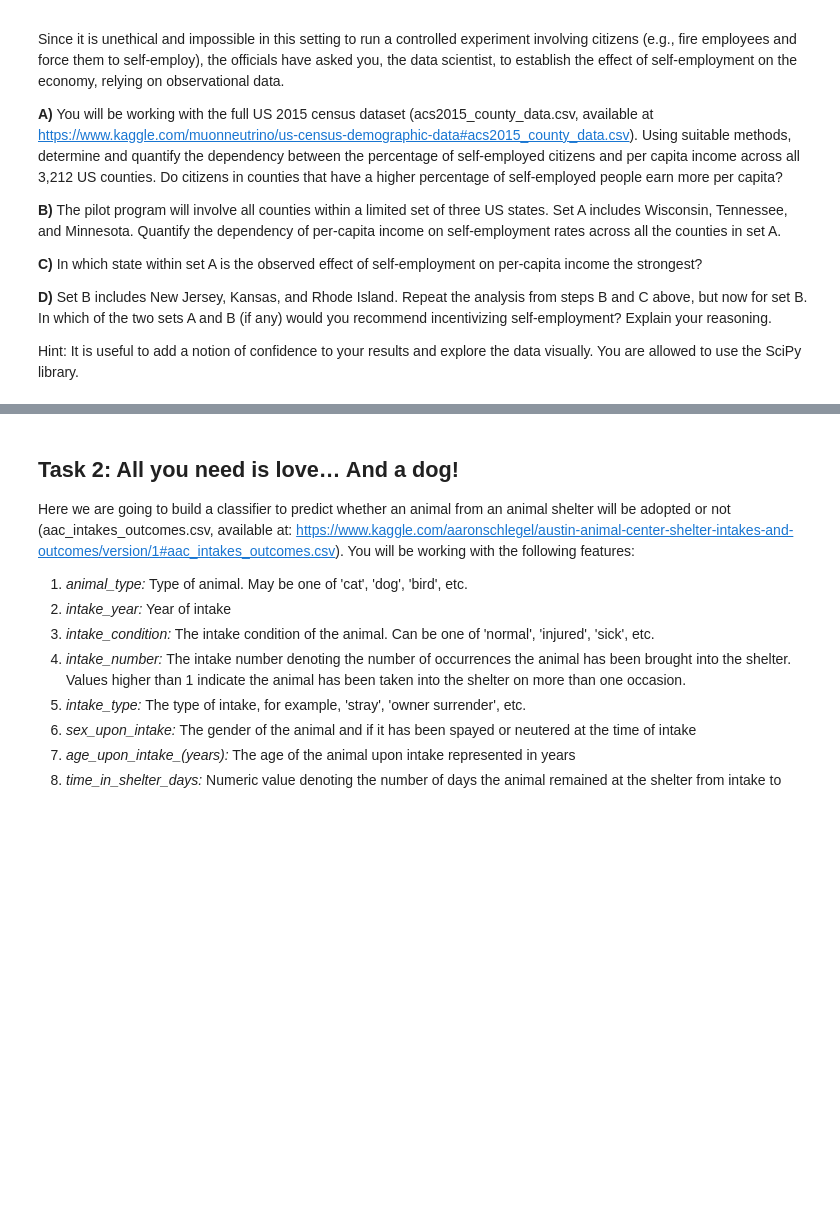
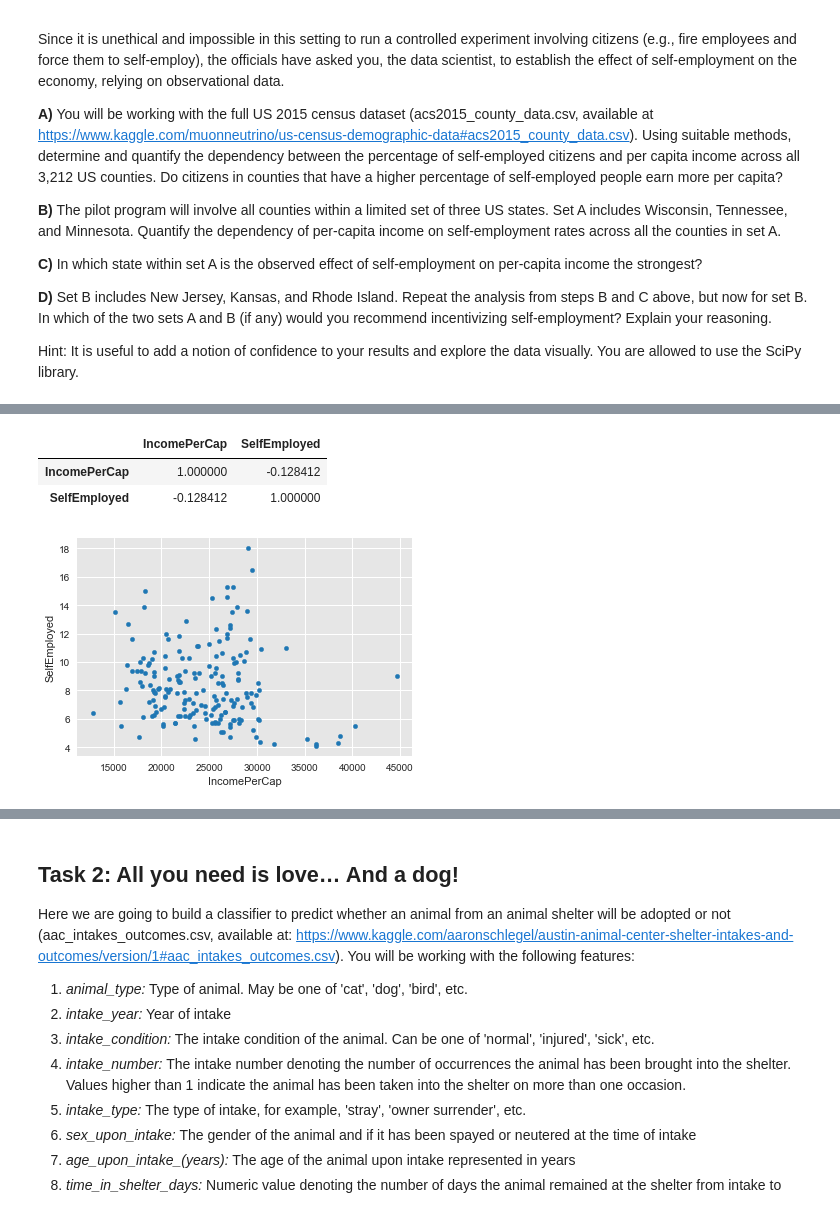
Before and after one commit to mikelassi/ADA2018-Homework, a Jupyter notebook: 04 - Observational Studies and Applied ML/Homework 4.ipynb, the cells around one changed output, grey strips where cells are left out. Cells and saved outputs as stored; diff of their text form; code cells hidden in the pictures; blank space fills up the shorter version.

```diff
--- a/04 - Observational Studies and Applied ML/Homework 4.ipynb
+++ b/04 - Observational Studies and Applied ML/Homework 4.ipynb
@@ -31,0 +71,5 @@ Hint: It is useful to add a notion of confidence to your results and explore the
+# %%
+setA = ['Winsconsin','Minnesota','Tennessee']
+mask = data['State'].isin(setA)
+dataA = data[mask]
+dataA.head()
@@ -31,0 +84,10 @@ Hint: It is useful to add a notion of confidence to your results and explore the
+# %%
+dataA[['IncomePerCap','SelfEmployed']].corr()
+# %% [output]
+|  | IncomePerCap | SelfEmployed |
+| IncomePerCap | 1.000000 | -0.128412 |
+| SelfEmployed | -0.128412 | 1.000000 |
+# %%
+fig =  dataA.plot(kind = 'scatter', x = 'IncomePerCap', y = 'SelfEmployed')
+# %% [output]
+[figure, added]
```
Also changed, not shown: parts of 32 cells of this notebook, 5 other files.
